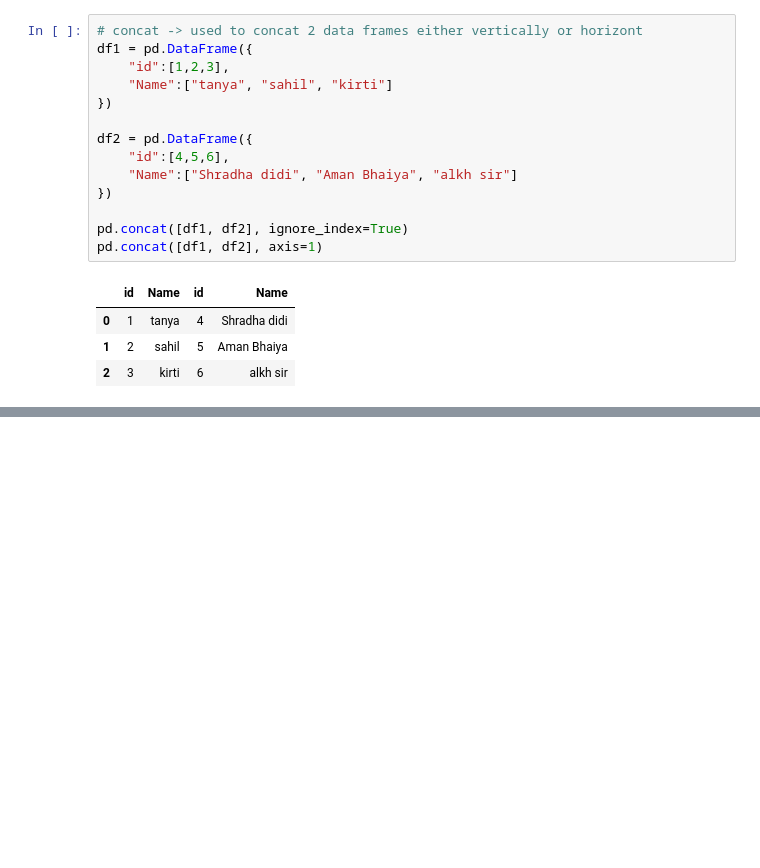
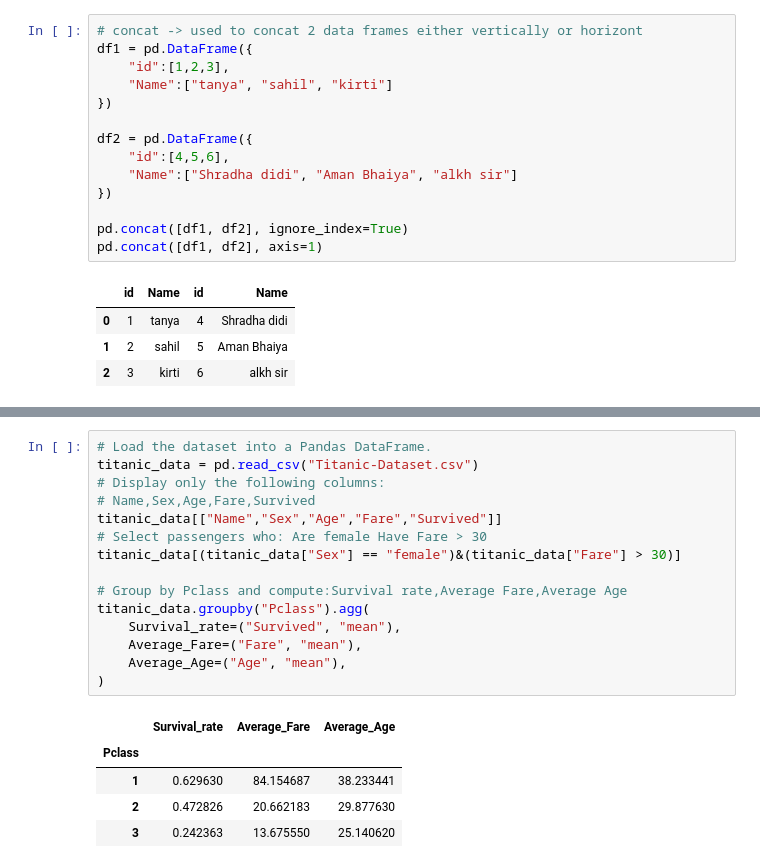
Before and after one commit to TanyaMandloi05/AIML, a Jupyter notebook: pandas/revision.ipynb, the cells around one changed output, grey strips where cells are left out. Saved outputs shown, nothing was run; the diff lists cells and outputs as text; blank space fills up the shorter version.

```diff
--- a/pandas/revision.ipynb
+++ b/pandas/revision.ipynb
@@ -432,0 +514,21 @@ pd.concat([df1, df2], axis=1)
+# %%
+# Load the dataset into a Pandas DataFrame.
+titanic_data = pd.read_csv("Titanic-Dataset.csv")
+# Display only the following columns:
+# Name,Sex,Age,Fare,Survived
+titanic_data[["Name","Sex","Age","Fare","Survived"]]
+# Select passengers who: Are female Have Fare > 30
+titanic_data[(titanic_data["Sex"] == "female")&(titanic_data["Fare"] > 30)]
+
+# Group by Pclass and compute:Survival rate,Average Fare,Average Age
+titanic_data.groupby("Pclass").agg(
+    Survival_rate=("Survived", "mean"),
+    Average_Fare=("Fare", "mean"),
+    Average_Age=("Age", "mean"),
+)
+# %% [output]
+|  | Survival_rate | Average_Fare | Average_Age |
+| Pclass |  |  |  |
+| 1 | 0.629630 | 84.154687 | 38.233441 |
+| 2 | 0.472826 | 20.662183 | 29.877630 |
+| 3 | 0.242363 | 13.675550 | 25.140620 |
```
Also changed, not shown: parts of 3 cells of this notebook.
